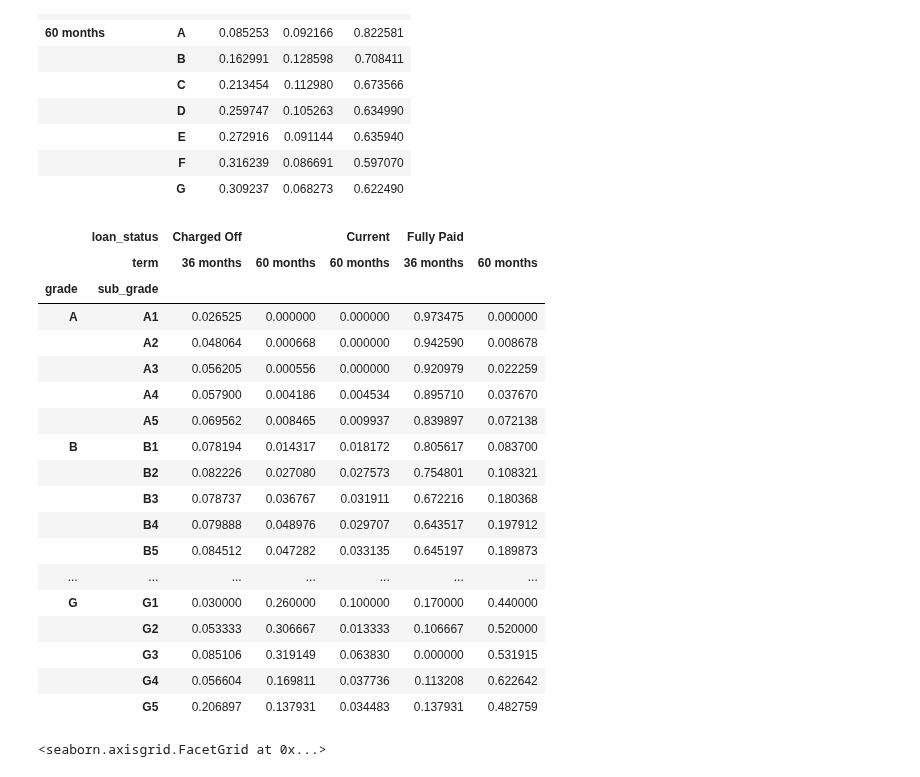
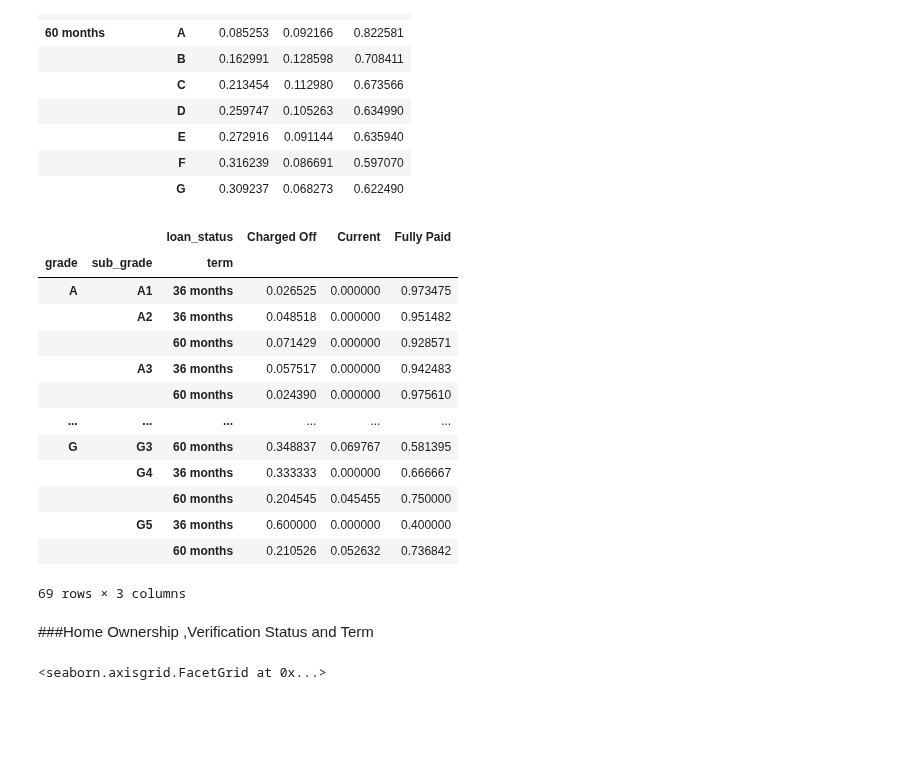
Before and after one commit to karthikmnkrishna/Loan-default-prediction, a Jupyter notebook: Loan_Case_study.ipynb, the cells around one changed output. Drawn from its saved outputs; the diff is of its cells as text; code cells hidden in the pictures; blank space fills up the shorter version.

```diff
--- a/Loan_Case_study.ipynb
+++ b/Loan_Case_study.ipynb
@@ -520,27 +549,24 @@ pd.crosstab(index = [df.term ,df.grade] , columns = df.loan_status , values = df
 |  | F | 0.316239 | 0.086691 | 0.597070 |
 |  | G | 0.309237 | 0.068273 | 0.622490 |
 # %%
-pd.crosstab(index = [df.grade,df.sub_grade] , columns = [df.loan_status,df.term ] , values = df.loan_amnt, aggfunc = 'count' , normalize= 'index')
+pd.crosstab(index = [df.grade,df.sub_grade,df.term ] , columns = [df.loan_status] , values = df.loan_amnt, aggfunc = 'count' , normalize= 'index')
 # %% [output]
-|  | loan_status | Charged Off |  | Current | Fully Paid |  |
-|  | term | 36 months | 60 months | 60 months | 36 months | 60 months |
-| grade | sub_grade |  |  |  |  |  |
-| A | A1 | 0.026525 | 0.000000 | 0.000000 | 0.973475 | 0.000000 |
-|  | A2 | 0.048064 | 0.000668 | 0.000000 | 0.942590 | 0.008678 |
-|  | A3 | 0.056205 | 0.000556 | 0.000000 | 0.920979 | 0.022259 |
-|  | A4 | 0.057900 | 0.004186 | 0.004534 | 0.895710 | 0.037670 |
-|  | A5 | 0.069562 | 0.008465 | 0.009937 | 0.839897 | 0.072138 |
-| B | B1 | 0.078194 | 0.014317 | 0.018172 | 0.805617 | 0.083700 |
-|  | B2 | 0.082226 | 0.027080 | 0.027573 | 0.754801 | 0.108321 |
-|  | B3 | 0.078737 | 0.036767 | 0.031911 | 0.672216 | 0.180368 |
-|  | B4 | 0.079888 | 0.048976 | 0.029707 | 0.643517 | 0.197912 |
-|  | B5 | 0.084512 | 0.047282 | 0.033135 | 0.645197 | 0.189873 |
-| ... | ... | ... | ... | ... | ... | ... |
-| G | G1 | 0.030000 | 0.260000 | 0.100000 | 0.170000 | 0.440000 |
-|  | G2 | 0.053333 | 0.306667 | 0.013333 | 0.106667 | 0.520000 |
-|  | G3 | 0.085106 | 0.319149 | 0.063830 | 0.000000 | 0.531915 |
-|  | G4 | 0.056604 | 0.169811 | 0.037736 | 0.113208 | 0.622642 |
-|  | G5 | 0.206897 | 0.137931 | 0.034483 | 0.137931 | 0.482759 |
+|  |  | loan_status | Charged Off | Current | Fully Paid |
+| grade | sub_grade | term |  |  |  |
+| A | A1 | 36 months | 0.026525 | 0.000000 | 0.973475 |
+|  | A2 | 36 months | 0.048518 | 0.000000 | 0.951482 |
+|  |  | 60 months | 0.071429 | 0.000000 | 0.928571 |
+|  | A3 | 36 months | 0.057517 | 0.000000 | 0.942483 |
+|  |  | 60 months | 0.024390 | 0.000000 | 0.975610 |
+| ... | ... | ... | ... | ... | ... |
+| G | G3 | 60 months | 0.348837 | 0.069767 | 0.581395 |
+|  | G4 | 36 months | 0.333333 | 0.000000 | 0.666667 |
+|  |  | 60 months | 0.204545 | 0.045455 | 0.750000 |
+|  | G5 | 36 months | 0.600000 | 0.000000 | 0.400000 |
+|  |  | 60 months | 0.210526 | 0.052632 | 0.736842 |
+69 rows × 3 columns
+# %% [markdown]
+###Home Ownership ,Verification Status and Term
 # %%
 sns.catplot(x="loan_status", y="loan_amnt", hue="home_ownership", kind="box", data=df,height=5, aspect=2)
 # %% [output]
```
Also changed, not shown: parts of 35 cells of this notebook.
